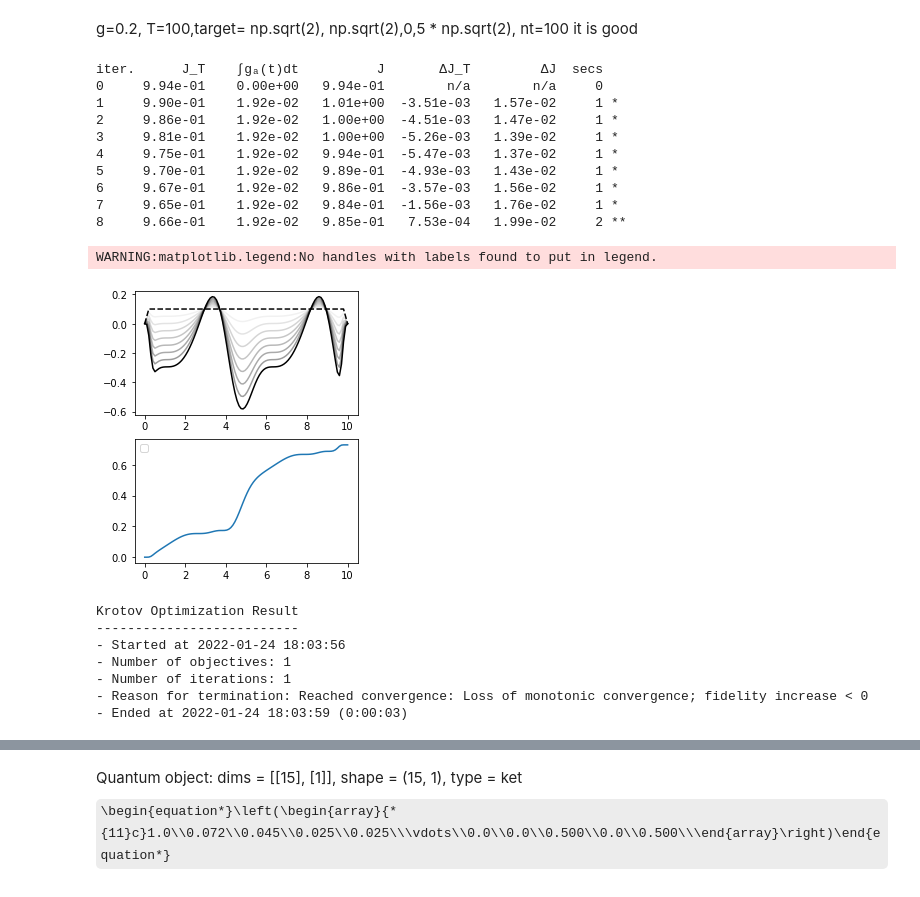
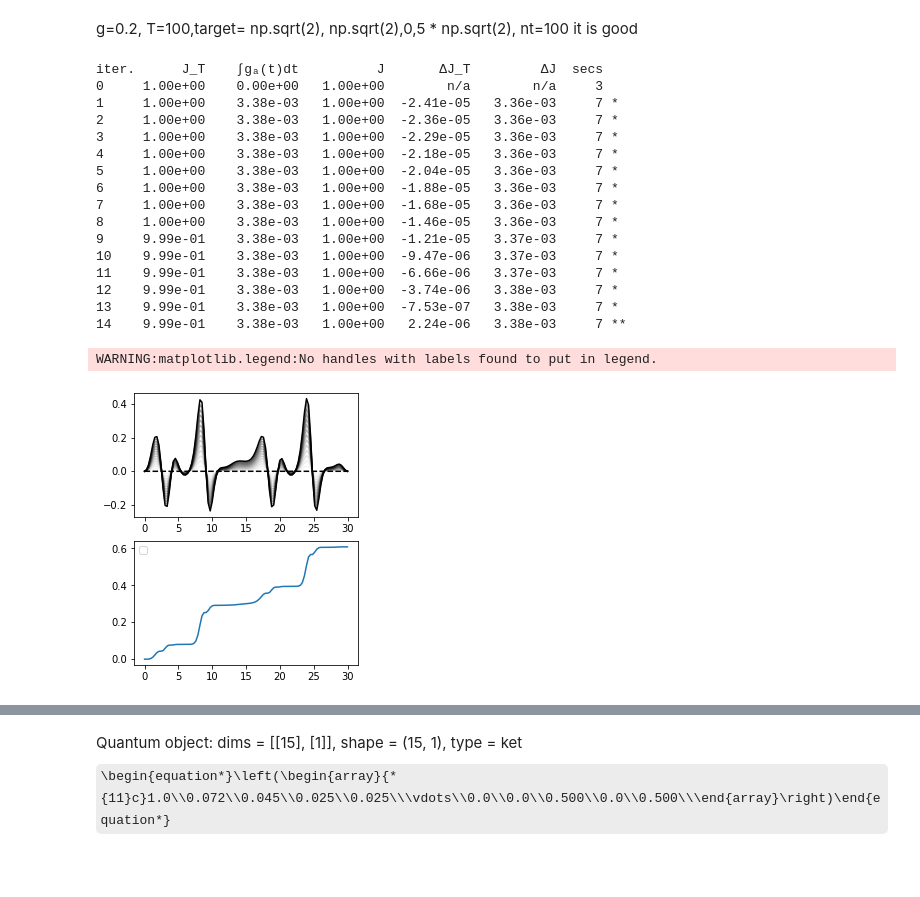
Before and after one commit to gsuarezr/krotov, a Jupyter notebook: Gaussian.ipynb, the cells around one changed output, grey strips where cells are left out. Drawn from its saved outputs; the diff is of its cells as text; code cells hidden in the pictures; some formulas as TeX source.

```diff
--- a/Gaussian.ipynb
+++ b/Gaussian.ipynb
@@ -61,12 +61,12 @@ Hde=dill.load(open("H_de","rb"))
 g=0.2, T=100,target= np.sqrt(2), np.sqrt(2),0,5 * np.sqrt(2), nt=100 it is good
 # %%
 omega=1
-ampl0=0.1
+ampl0=0.00001
 #T=8
 mu=0.5
 g=0.2*omega
 #ampl0=1
-T=10
+T=30
 nt=100
 tlist = np.linspace(0,T, nt)
 def hamiltonian(omega, ampl0, mu,g):
@@ -159,55 +159,51 @@ pulse_options = {
 
 
 }
-
+target=np.array([1,0, 2*np.sqrt(2),0,2*np.sqrt(2),1/2,0,0,0,1/2,0,0,1/2,0,1/2])
 r=np.pi/4
 r2=np.pi/8
 theta=np.pi/4
 objectives = [
     krotov.Objective(
         #initial_state=qutip.Qobj(np.array([1,0,0,0,0,1/2*np.cosh(2*r2),0,-1/2*np.sinh(2*r2)*np.cos(theta),-1/2*np.sinh(2*r2)*np.sin(theta),1/2*np.cosh(2*r2),-1/2*np.sinh(2*r2)*np.sin(theta),1/2*np.sinh(2*r2)*np.cos(theta),1/2*np.cosh(2*r2),0,1/2*np.cosh(2*r2)])), target=qutip.Qobj(qutip.Qobj(np.array([1,0,0,0,0,1/2*np.cosh(2*r),0,-1/2*np.sinh(2*r)*np.cos(theta),-1/2*np.sinh(2*r)*np.sin(theta),1/2*np.cosh(2*r),-1/2*np.sinh(2*r)*np.sin(theta),1/2*np.sinh(2*r)*np.cos(theta),1/2*np.cosh(2*r),0,1/2*np.cosh(2*r)]))), H=H
-        initial_state=qutip.Qobj(np.array([1,0,0,0,0,1/2,0,0,0,1/2,0,0,1/2,0,1/2])), target=qutip.Qobj(qutip.Qobj(np.array([1,np.sqrt(2), np.sqrt(2),np.sqrt(2),np.sqrt(2),1/2,0,0,0,1/2,0,0,1/2,0,1/2]))), H=H
+        initial_state=qutip.Qobj(np.array([1,0,0,0,0,1/2,0,0,0,1/2,0,0,1/2,0,1/2])), target=qutip.Qobj(target), H=H
       )
   ]
 
 opt_result = krotov.optimize_pulses(
   objectives,
   pulse_options=pulse_options,
   tlist=tlist,
   fieldcoupling=mu,
   propagator=krotov.propagators.expm,
   chi_constructor=krotov.functionals.chis_ss,
   info_hook=krotov.info_hooks.print_table(J_T=krotov.functionals.J_T_ss),
   check_convergence=krotov.convergence.Or(
       krotov.convergence.value_below('9e-3', name='J_T'),
       krotov.convergence.check_monotonic_error,
       #krotov.convergence.check_monotonic_fidelity,
 
   ),
     store_all_pulses=True,
     overlap=inte.coherent_overlap,norm='gaussiano'
 )
 plot_iterations(opt_result)
 # %% [output]
 iter.      J_T    ∫gₐ(t)dt          J       ΔJ_T         ΔJ  secs
-0     9.94e-01    0.00e+00   9.94e-01        n/a        n/a     0
-1     9.90e-01    1.92e-02   1.01e+00  -3.51e-03   1.57e-02     1 *
-2     9.86e-01    1.92e-02   1.00e+00  -4.51e-03   1.47e-02     1 *
-3     9.81e-01    1.92e-02   1.00e+00  -5.26e-03   1.39e-02     1 *
-4     9.75e-01    1.92e-02   9.94e-01  -5.47e-03   1.37e-02     1 *
-5     9.70e-01    1.92e-02   9.89e-01  -4.93e-03   1.43e-02     1 *
-6     9.67e-01    1.92e-02   9.86e-01  -3.57e-03   1.56e-02     1 *
-7     9.65e-01    1.92e-02   9.84e-01  -1.56e-03   1.76e-02     1 *
-8     9.66e-01    1.92e-02   9.85e-01   7.53e-04   1.99e-02     2 **
+0     1.00e+00    0.00e+00   1.00e+00        n/a        n/a     3
+1     1.00e+00    3.38e-03   1.00e+00  -2.41e-05   3.36e-03     7 *
+2     1.00e+00    3.38e-03   1.00e+00  -2.36e-05   3.36e-03     7 *
+3     1.00e+00    3.38e-03   1.00e+00  -2.29e-05   3.36e-03     7 *
+4     1.00e+00    3.38e-03   1.00e+00  -2.18e-05   3.36e-03     7 *
+5     1.00e+00    3.38e-03   1.00e+00  -2.04e-05   3.36e-03     7 *
+6     1.00e+00    3.38e-03   1.00e+00  -1.88e-05   3.36e-03     7 *
+7     1.00e+00    3.38e-03   1.00e+00  -1.68e-05   3.36e-03     7 *
+8     1.00e+00    3.38e-03   1.00e+00  -1.46e-05   3.36e-03     7 *
+9     9.99e-01    3.38e-03   1.00e+00  -1.21e-05   3.37e-03     7 *
+10    9.99e-01    3.38e-03   1.00e+00  -9.47e-06   3.37e-03     7 *
+11    9.99e-01    3.38e-03   1.00e+00  -6.66e-06   3.37e-03     7 *
+12    9.99e-01    3.38e-03   1.00e+00  -3.74e-06   3.38e-03     7 *
+13    9.99e-01    3.38e-03   1.00e+00  -7.53e-07   3.38e-03     7 *
+14    9.99e-01    3.38e-03   1.00e+00   2.24e-06   3.38e-03     7 **
 WARNING:matplotlib.legend:No handles with labels found to put in legend.
-[figure, old version]
+[figure, new version]
-# %%
-opt_result
-# %% [output]
-Krotov Optimization Result
---------------------------
-- Started at 2022-01-24 18:03:56
-- Number of objectives: 1
-- Number of iterations: 1
-- Reason for termination: Reached convergence: Loss of monotonic convergence; fidelity increase < 0
-- Ended at 2022-01-24 18:03:59 (0:00:03)
```
Also changed, not shown: parts of 10 cells of this notebook, 2 other files.
